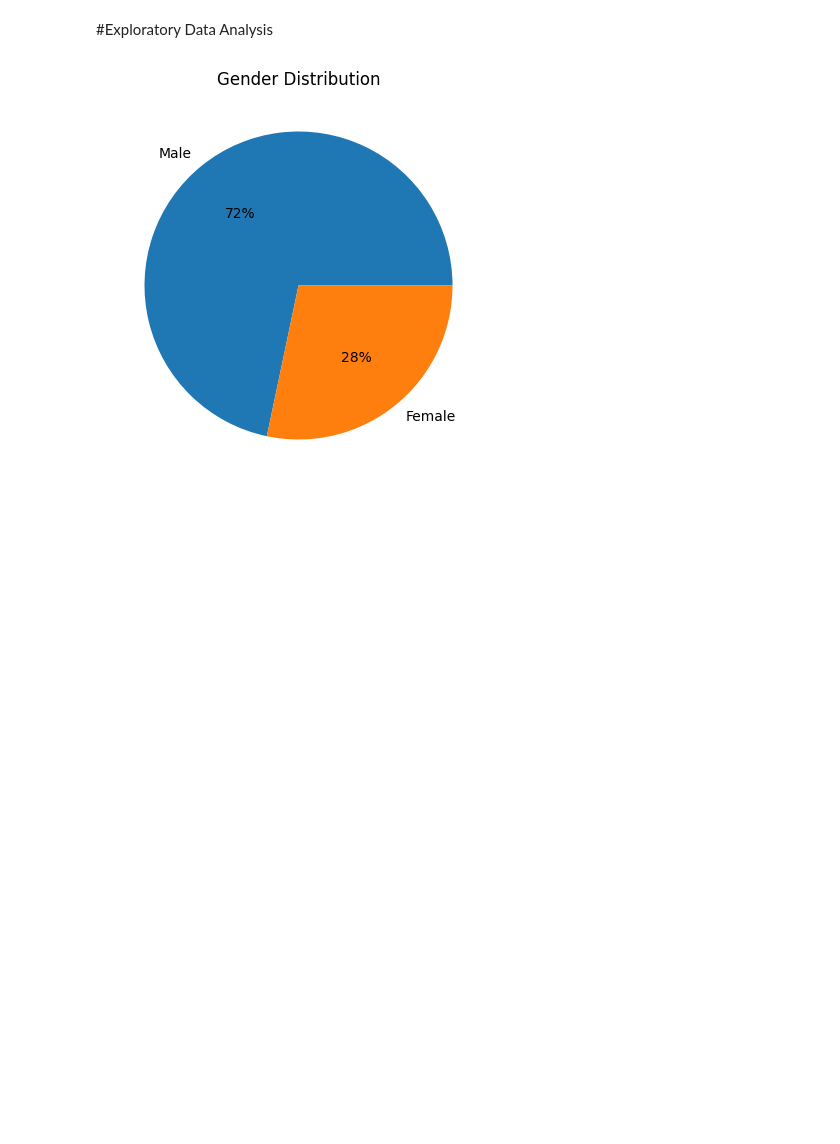
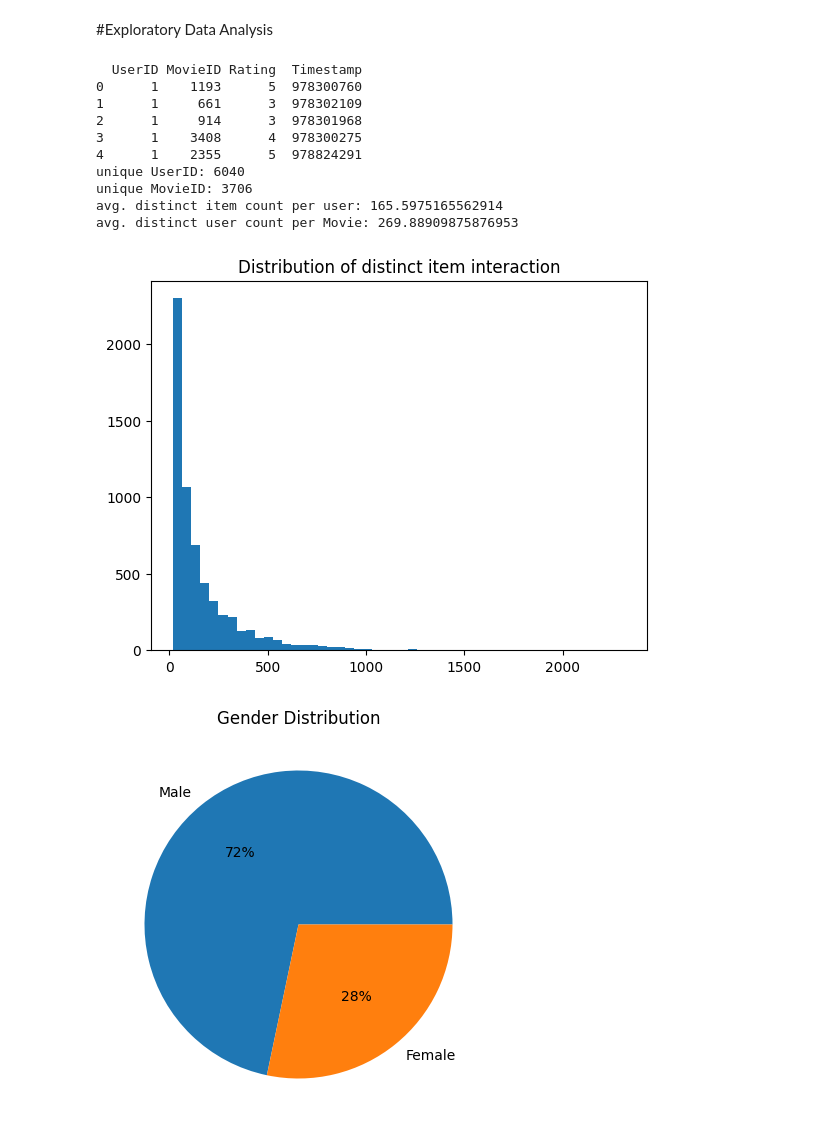
Before and after one commit to PrithiviRajMK/ScalerProjects, a Jupyter notebook: Zee_Recommendation.ipynb, the cells around one changed output. Saved outputs shown, nothing was run; the diff lists cells and outputs as text; code cells hidden in the pictures; blank space fills up the shorter version.

```diff
--- a/Zee_Recommendation.ipynb
+++ b/Zee_Recommendation.ipynb
@@ -299,6 +299,29 @@ sns.heatmap(Consolidate_data.isnull(), cbar=False)
 [figure]
 # %% [markdown]
 #Exploratory Data Analysis
+# %%
+
+print(df_rating.head(5))
+print('unique UserID:',len(list(df_rating['UserID'].unique())))
+print('unique MovieID:',len(list(df_rating['MovieID'].unique())))
+print('avg. distinct item count per user:',df_rating.groupby('UserID')['MovieID'].nunique().mean())
+print('avg. distinct user count per Movie:',df_rating.groupby('MovieID')['UserID'].nunique().mean())
+user_item_interaction = df_rating.groupby('UserID')['MovieID'].nunique()
+plt.hist(user_item_interaction, bins = 50)
+plt.title('Distribution of distinct item interaction')
+plt.show()
+# %% [output]
+  UserID MovieID Rating  Timestamp
+0      1    1193      5  978300760
+1      1     661      3  978302109
+2      1     914      3  978301968
+3      1    3408      4  978300275
+4      1    2355      5  978824291
+unique UserID: 6040
+unique MovieID: 3706
+avg. distinct item count per user: 165.5975165562914
+avg. distinct user count per Movie: 269.88909875876953
+[figure, added]
 # %%
 #Gender Distribution of Users
 plt.figure(figsize=(15,5))
```
Also changed, not shown: parts of 94 cells of this notebook.
